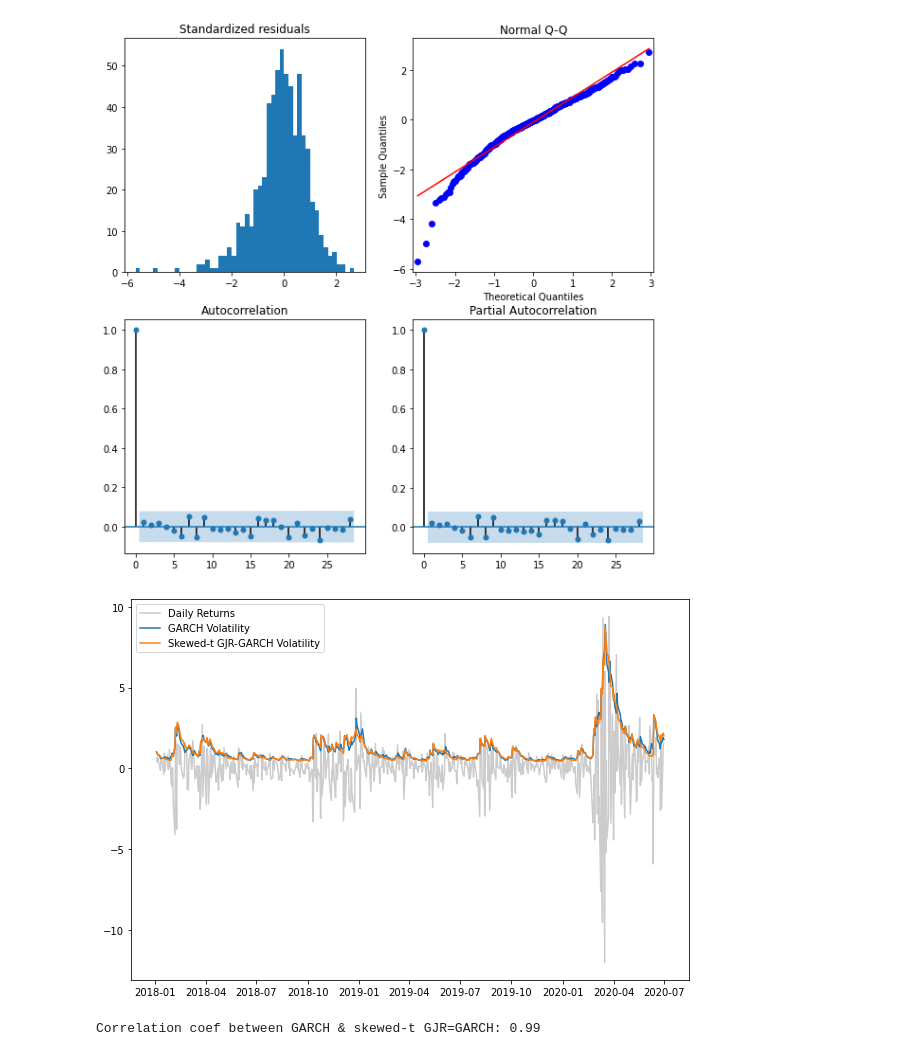
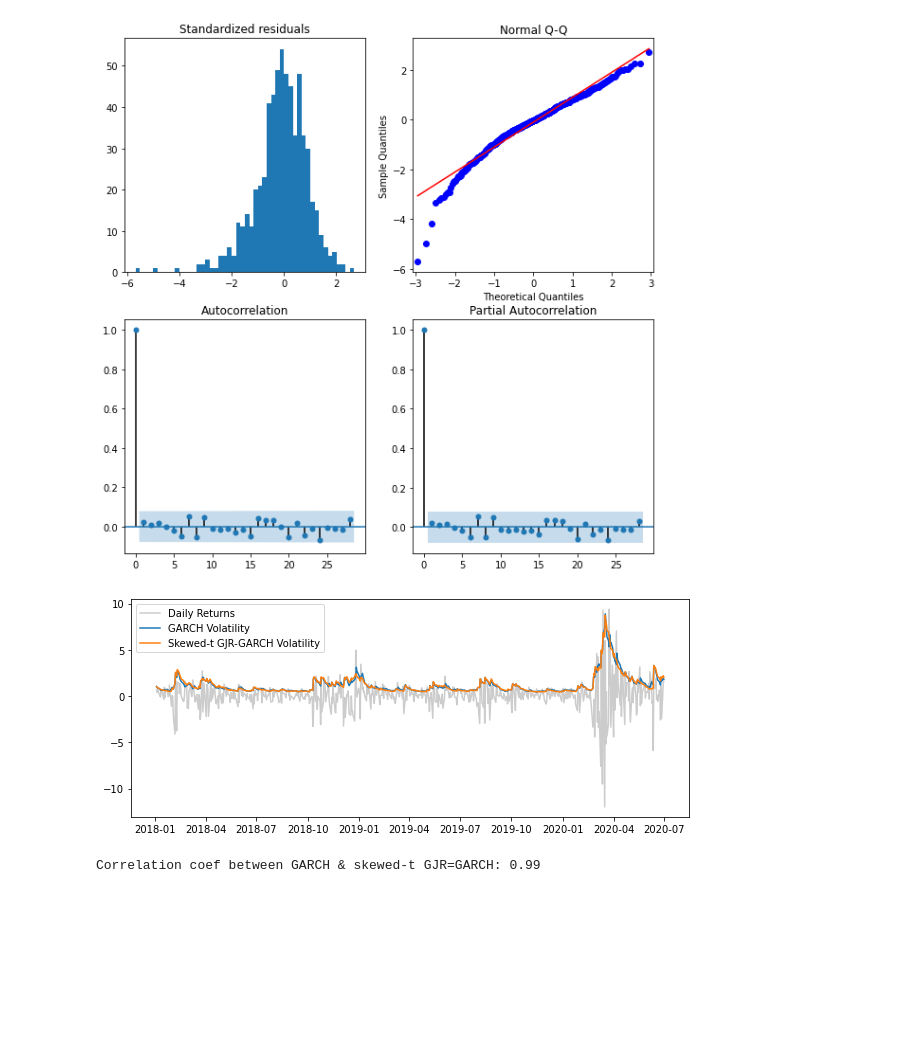
Before and after one commit to jbogocz/arima_garch, a Jupyter notebook: garch.ipynb, the cells around one changed output. Drawn from its saved outputs; the diff is of its cells as text; code cells hidden in the pictures; blank space fills up the shorter version.

Commit message:
correct plot size

```diff
--- a/garch.ipynb
+++ b/garch.ipynb
@@ -178,16 +178,17 @@ gjr_result = gjr_gm.fit(disp='off', show_warning=False)
 gjr_vol = gjr_result.conditional_volatility
 # %%
 # Plot model fitting results
+plt.rc("figure", figsize=(10, 4))
 gm_vol = gm_result.conditional_volatility
 plt.plot(df['Returns'], color = 'grey',
          label = 'Daily Returns', alpha = 0.4)
 plt.plot(gm_vol, label = 'GARCH Volatility')
 plt.plot(gjr_vol, label = 'Skewed-t GJR-GARCH Volatility')
 plt.legend(loc = 'upper left')
 plt.show()
 print(f'Correlation coef between GARCH & skewed-t GJR=GARCH: {round(np.corrcoef(gm_vol, gjr_vol)[0,1],2)}')
 # %% [output]
-[figure, old version]
+[figure, new version]
 Correlation coef between GARCH & skewed-t GJR=GARCH: 0.99
 # %%
 # In-sample rolling window one-step-forecast
```
Also changed, not shown: parts of 2 cells of this notebook.
